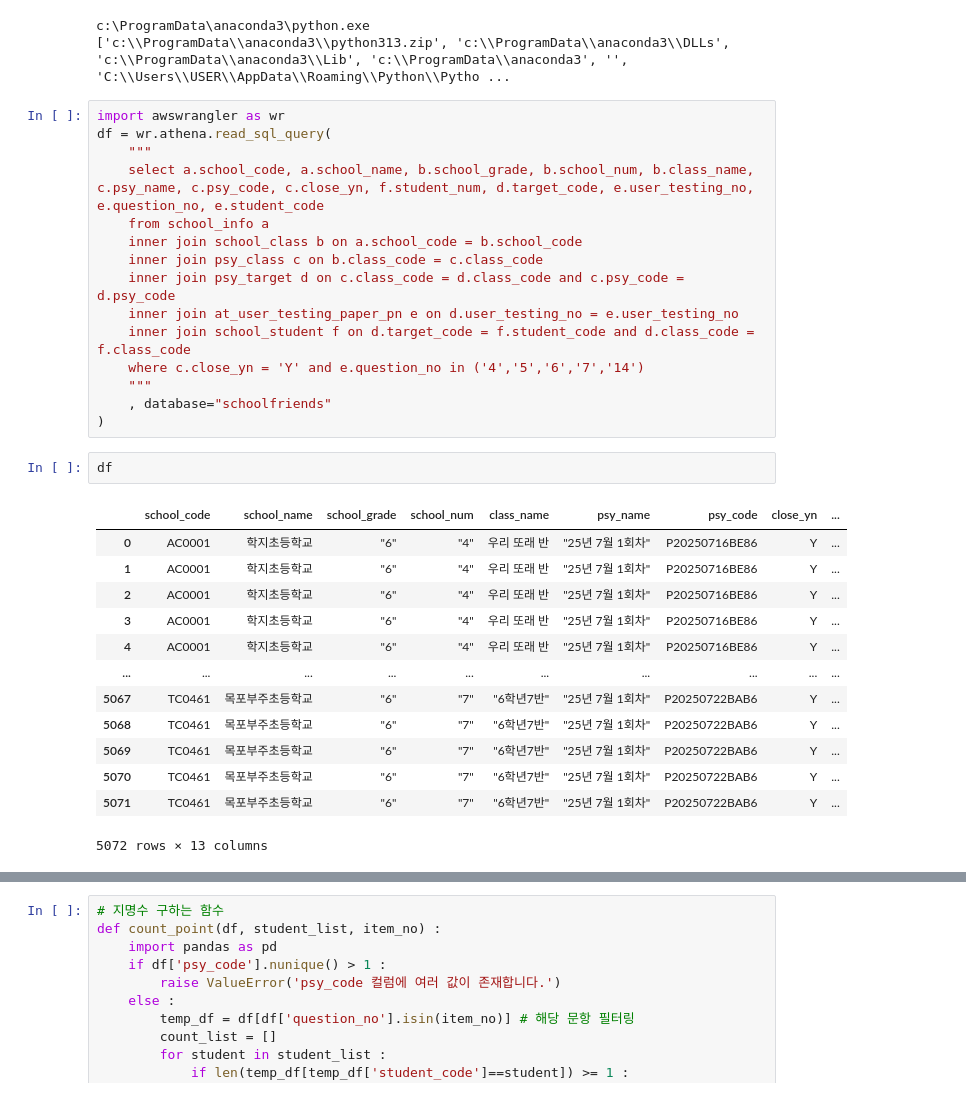
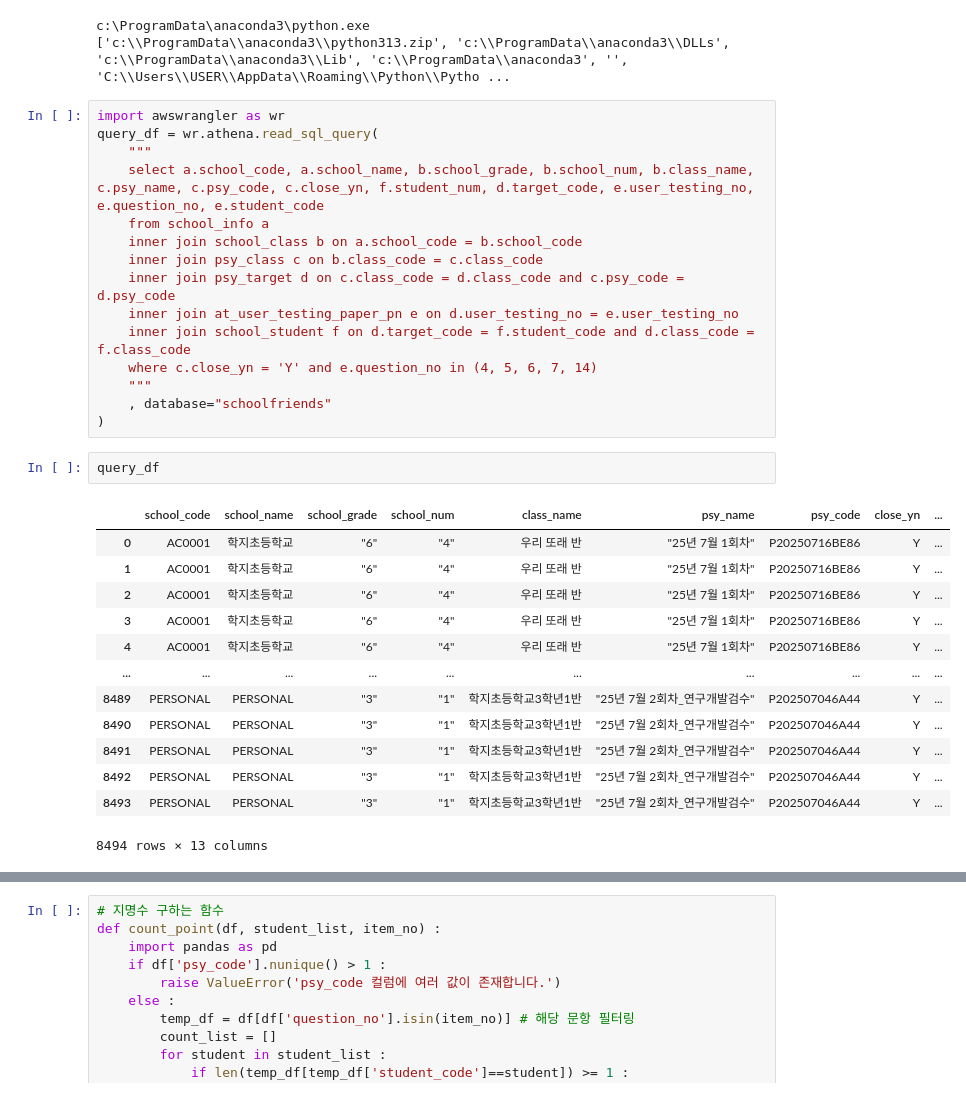
Before and after one commit to Byumin/aws_etl, a Jupyter notebook: schoolfriends/scoring_etl.ipynb, the cells around one changed output, grey strips where cells are left out. Cells and saved outputs as stored; diff of their text form.

```diff
--- a/schoolfriends/scoring_etl.ipynb
+++ b/schoolfriends/scoring_etl.ipynb
@@ -11,7 +11,7 @@ c:\ProgramData\anaconda3\python.exe
 ['c:\\ProgramData\\anaconda3\\python313.zip', 'c:\\ProgramData\\anaconda3\\DLLs', 'c:\\ProgramData\\anaconda3\\Lib', 'c:\\ProgramData\\anaconda3', '', 'C:\\Users\\USER\\AppData\\Roaming\\Python\\Pytho ...
 # %%
 import awswrangler as wr
-df = wr.athena.read_sql_query(
+query_df = wr.athena.read_sql_query(
     """
     select a.school_code, a.school_name, b.school_grade, b.school_num, b.class_name, c.psy_name, c.psy_code, c.close_yn, f.student_num, d.target_code, e.user_testing_no, e.question_no, e.student_code
     from school_info a
@@ -20,24 +20,24 @@ df = wr.athena.read_sql_query(
     inner join psy_target d on c.class_code = d.class_code and c.psy_code = d.psy_code
     inner join at_user_testing_paper_pn e on d.user_testing_no = e.user_testing_no
     inner join school_student f on d.target_code = f.student_code and d.class_code = f.class_code
-    where c.close_yn = 'Y' and e.question_no in ('4','5','6','7','14')
+    where c.close_yn = 'Y' and e.question_no in (4, 5, 6, 7, 14)
     """
     , database="schoolfriends"
 )
 # %%
-df
+query_df
 # %% [output]
 |  | school_code | school_name | school_grade | school_num | class_name | psy_name | psy_code | close_yn | ... |
 | 0 | AC0001 | 학지초등학교 | "6" | "4" | 우리 또래 반 | "25년 7월 1회차" | P20250716BE86 | Y | ... |
 | 1 | AC0001 | 학지초등학교 | "6" | "4" | 우리 또래 반 | "25년 7월 1회차" | P20250716BE86 | Y | ... |
 | 2 | AC0001 | 학지초등학교 | "6" | "4" | 우리 또래 반 | "25년 7월 1회차" | P20250716BE86 | Y | ... |
 | 3 | AC0001 | 학지초등학교 | "6" | "4" | 우리 또래 반 | "25년 7월 1회차" | P20250716BE86 | Y | ... |
 | 4 | AC0001 | 학지초등학교 | "6" | "4" | 우리 또래 반 | "25년 7월 1회차" | P20250716BE86 | Y | ... |
 | ... | ... | ... | ... | ... | ... | ... | ... | ... | ... |
-| 5067 | TC0461 | 목포부주초등학교 | "6" | "7" | "6학년7반" | "25년 7월 1회차" | P20250722BAB6 | Y | ... |
-| 5068 | TC0461 | 목포부주초등학교 | "6" | "7" | "6학년7반" | "25년 7월 1회차" | P20250722BAB6 | Y | ... |
-| 5069 | TC0461 | 목포부주초등학교 | "6" | "7" | "6학년7반" | "25년 7월 1회차" | P20250722BAB6 | Y | ... |
-| 5070 | TC0461 | 목포부주초등학교 | "6" | "7" | "6학년7반" | "25년 7월 1회차" | P20250722BAB6 | Y | ... |
-| 5071 | TC0461 | 목포부주초등학교 | "6" | "7" | "6학년7반" | "25년 7월 1회차" | P20250722BAB6 | Y | ... |
+| 8489 | PERSONAL | PERSONAL | "3" | "1" | 학지초등학교3학년1반 | "25년 7월 2회차_연구개발검수" | P202507046A44 | Y | ... |
+| 8490 | PERSONAL | PERSONAL | "3" | "1" | 학지초등학교3학년1반 | "25년 7월 2회차_연구개발검수" | P202507046A44 | Y | ... |
+| 8491 | PERSONAL | PERSONAL | "3" | "1" | 학지초등학교3학년1반 | "25년 7월 2회차_연구개발검수" | P202507046A44 | Y | ... |
+| 8492 | PERSONAL | PERSONAL | "3" | "1" | 학지초등학교3학년1반 | "25년 7월 2회차_연구개발검수" | P202507046A44 | Y | ... |
+| 8493 | PERSONAL | PERSONAL | "3" | "1" | 학지초등학교3학년1반 | "25년 7월 2회차_연구개발검수" | P202507046A44 | Y | ... |
-5072 rows × 13 columns
+8494 rows × 13 columns
 # %%
```
Also changed, not shown: parts of 38 cells of this notebook, 33 other files.
